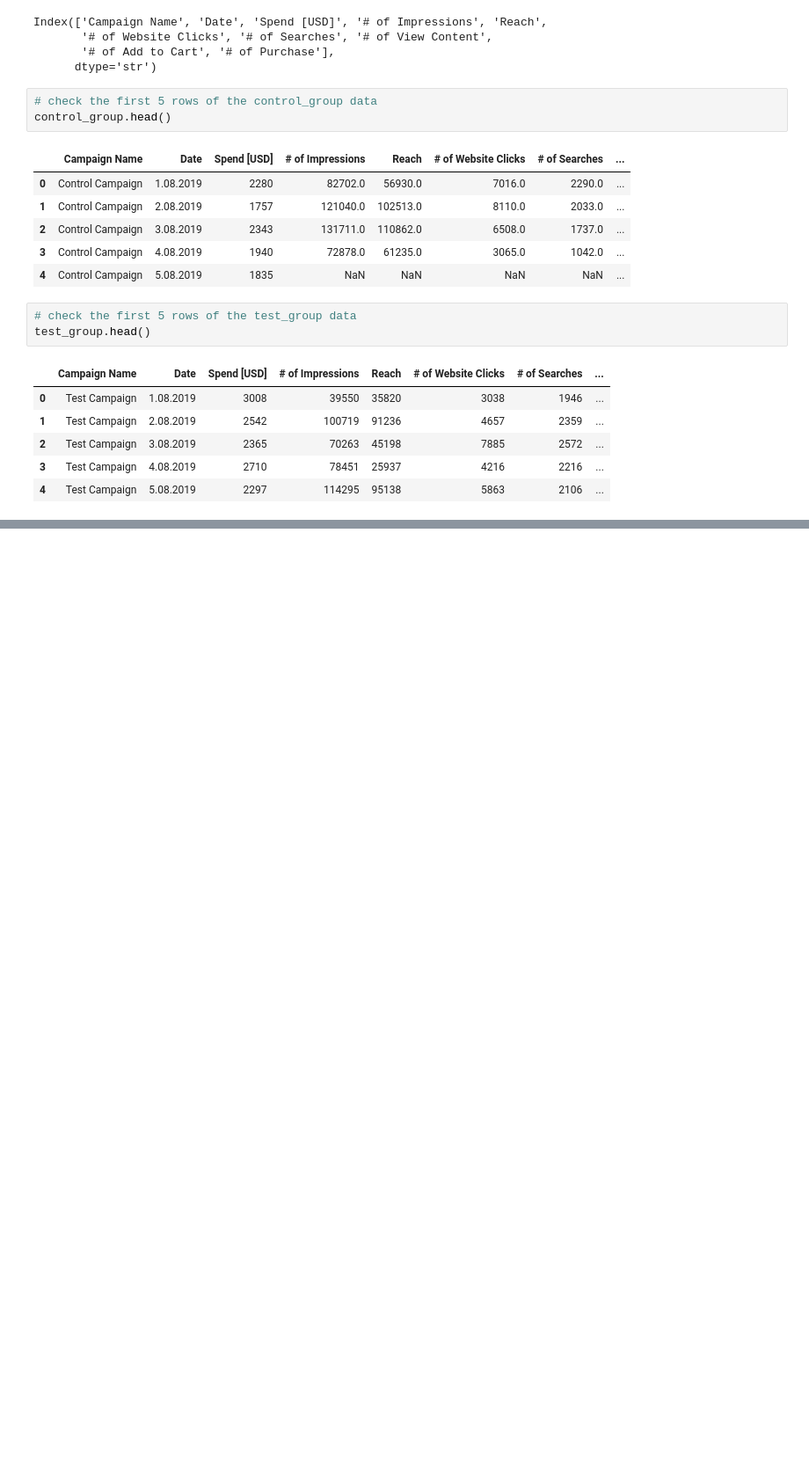
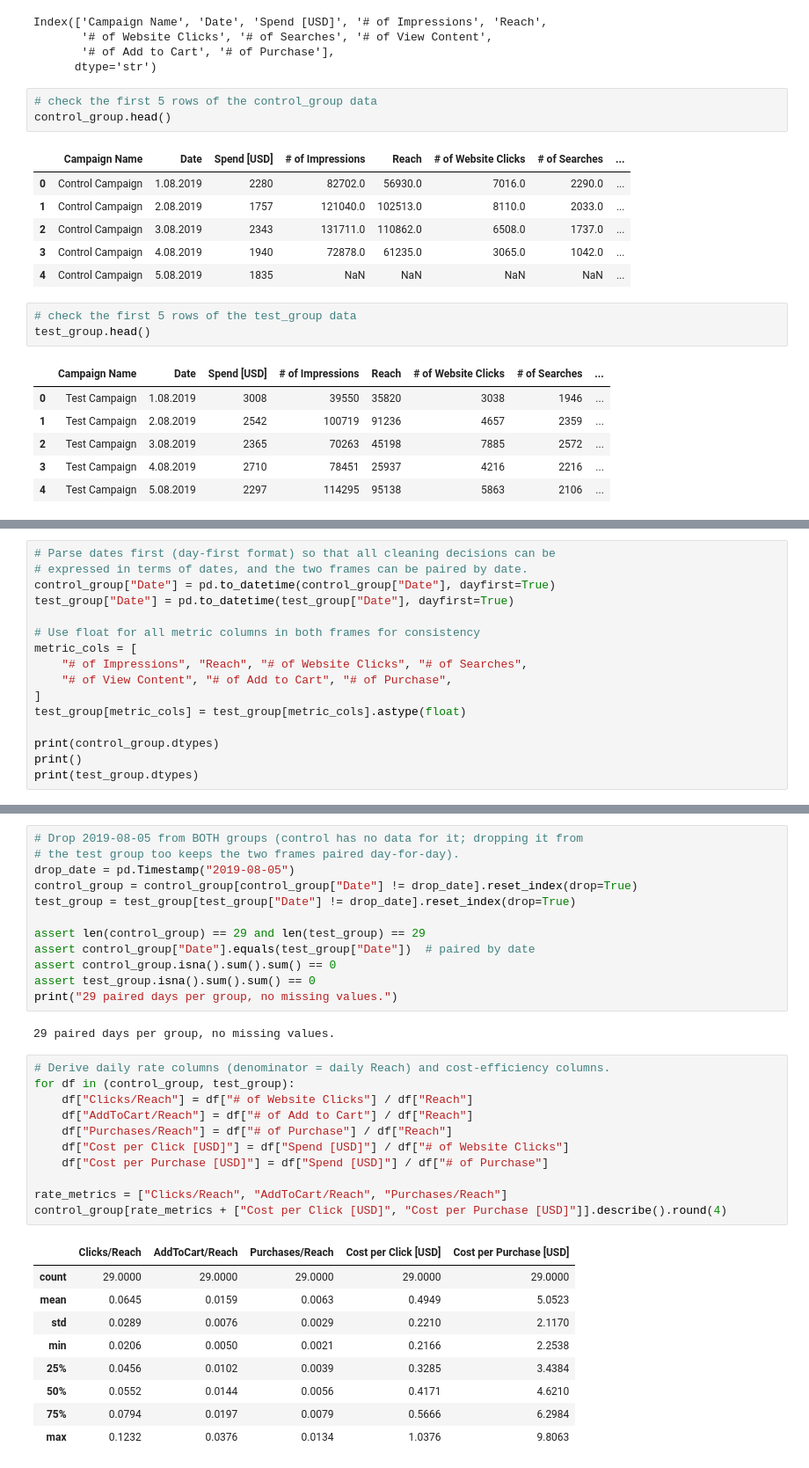
Before and after one commit to martinl5/AB-Testing, a Jupyter notebook: ab_testing.ipynb, the cells around one changed output, grey strips where cells are left out. Shown at 88% size. Saved outputs shown, nothing was run; the diff lists cells and outputs as text; blank space fills up the shorter version.

```diff
--- a/ab_testing.ipynb
+++ b/ab_testing.ipynb
@@ -774,0 +60,16 @@ The Bayesian analysis adds important nuance to the earlier recommendation to not
+# %%
+# Parse dates first (day-first format) so that all cleaning decisions can be
+# expressed in terms of dates, and the two frames can be paired by date.
+control_group["Date"] = pd.to_datetime(control_group["Date"], dayfirst=True)
+test_group["Date"] = pd.to_datetime(test_group["Date"], dayfirst=True)
+
+# Use float for all metric columns in both frames for consistency
+metric_cols = [
+    "# of Impressions", "Reach", "# of Website Clicks", "# of Searches",
+    "# of View Content", "# of Add to Cart", "# of Purchase",
+]
+test_group[metric_cols] = test_group[metric_cols].astype(float)
+
+print(control_group.dtypes)
+print()
+print(test_group.dtypes)
@@ -774,0 +182,35 @@ The Bayesian analysis adds important nuance to the earlier recommendation to not
+# %%
+# Drop 2019-08-05 from BOTH groups (control has no data for it; dropping it from
+# the test group too keeps the two frames paired day-for-day).
+drop_date = pd.Timestamp("2019-08-05")
+control_group = control_group[control_group["Date"] != drop_date].reset_index(drop=True)
+test_group = test_group[test_group["Date"] != drop_date].reset_index(drop=True)
+
+assert len(control_group) == 29 and len(test_group) == 29
+assert control_group["Date"].equals(test_group["Date"])  # paired by date
+assert control_group.isna().sum().sum() == 0
+assert test_group.isna().sum().sum() == 0
+print("29 paired days per group, no missing values.")
+# %% [output]
+29 paired days per group, no missing values.
+# %%
+# Derive daily rate columns (denominator = daily Reach) and cost-efficiency columns.
+for df in (control_group, test_group):
+    df["Clicks/Reach"] = df["# of Website Clicks"] / df["Reach"]
+    df["AddToCart/Reach"] = df["# of Add to Cart"] / df["Reach"]
+    df["Purchases/Reach"] = df["# of Purchase"] / df["Reach"]
+    df["Cost per Click [USD]"] = df["Spend [USD]"] / df["# of Website Clicks"]
+    df["Cost per Purchase [USD]"] = df["Spend [USD]"] / df["# of Purchase"]
+
+rate_metrics = ["Clicks/Reach", "AddToCart/Reach", "Purchases/Reach"]
+control_group[rate_metrics + ["Cost per Click [USD]", "Cost per Purchase [USD]"]].describe().round(4)
+# %% [output]
+|  | Clicks/Reach | AddToCart/Reach | Purchases/Reach | Cost per Click [USD] | Cost per Purchase [USD] |
+| count | 29.0000 | 29.0000 | 29.0000 | 29.0000 | 29.0000 |
+| mean | 0.0645 | 0.0159 | 0.0063 | 0.4949 | 5.0523 |
+| std | 0.0289 | 0.0076 | 0.0029 | 0.2210 | 2.1170 |
+| min | 0.0206 | 0.0050 | 0.0021 | 0.2166 | 2.2538 |
+| 25% | 0.0456 | 0.0102 | 0.0039 | 0.3285 | 3.4384 |
+| 50% | 0.0552 | 0.0144 | 0.0056 | 0.4171 | 4.6210 |
+| 75% | 0.0794 | 0.0197 | 0.0079 | 0.5666 | 6.2984 |
+| max | 0.1232 | 0.0376 | 0.0134 | 1.0376 | 9.8063 |
```
Also changed, not shown: parts of 64 cells of this notebook, 2 other files.
